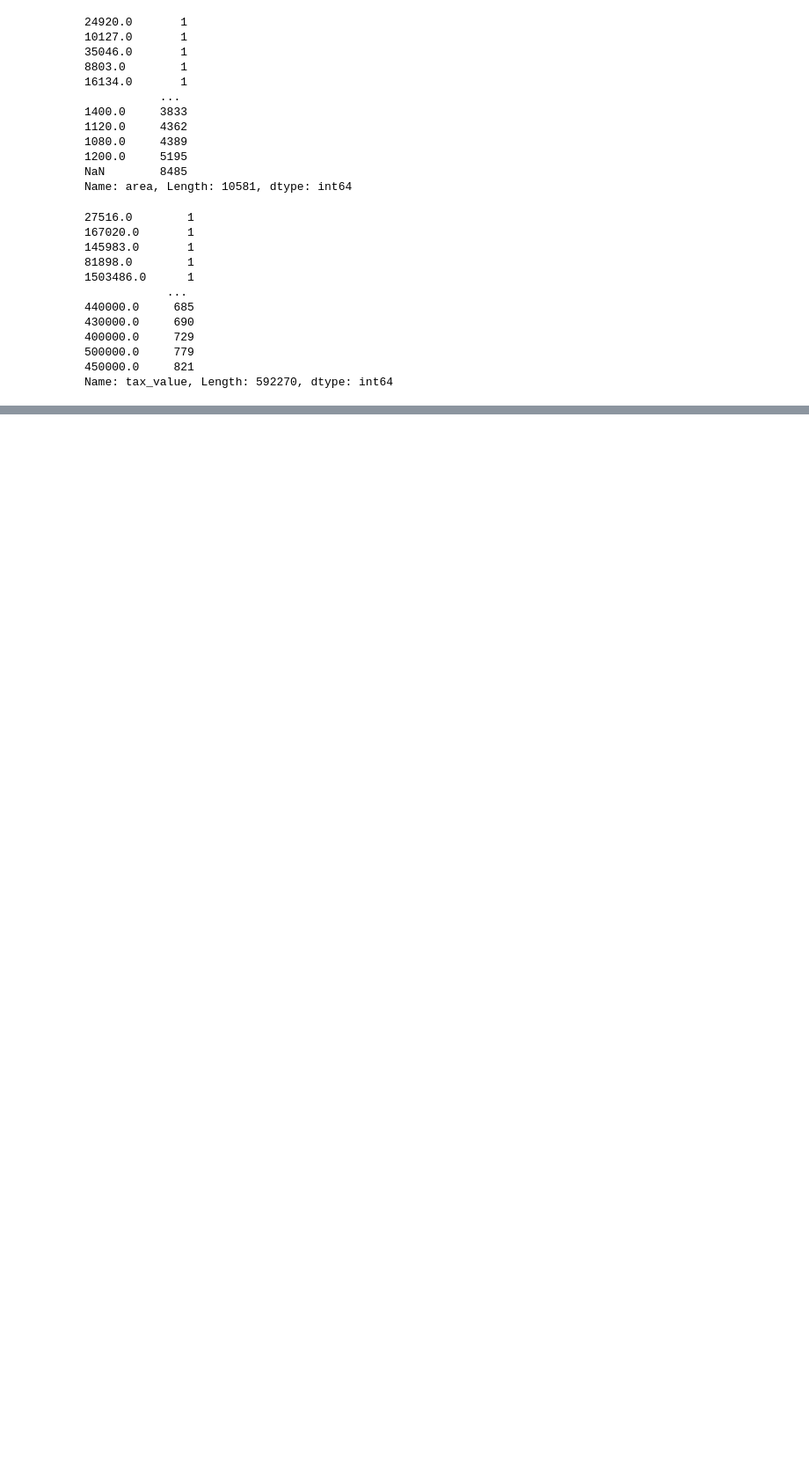
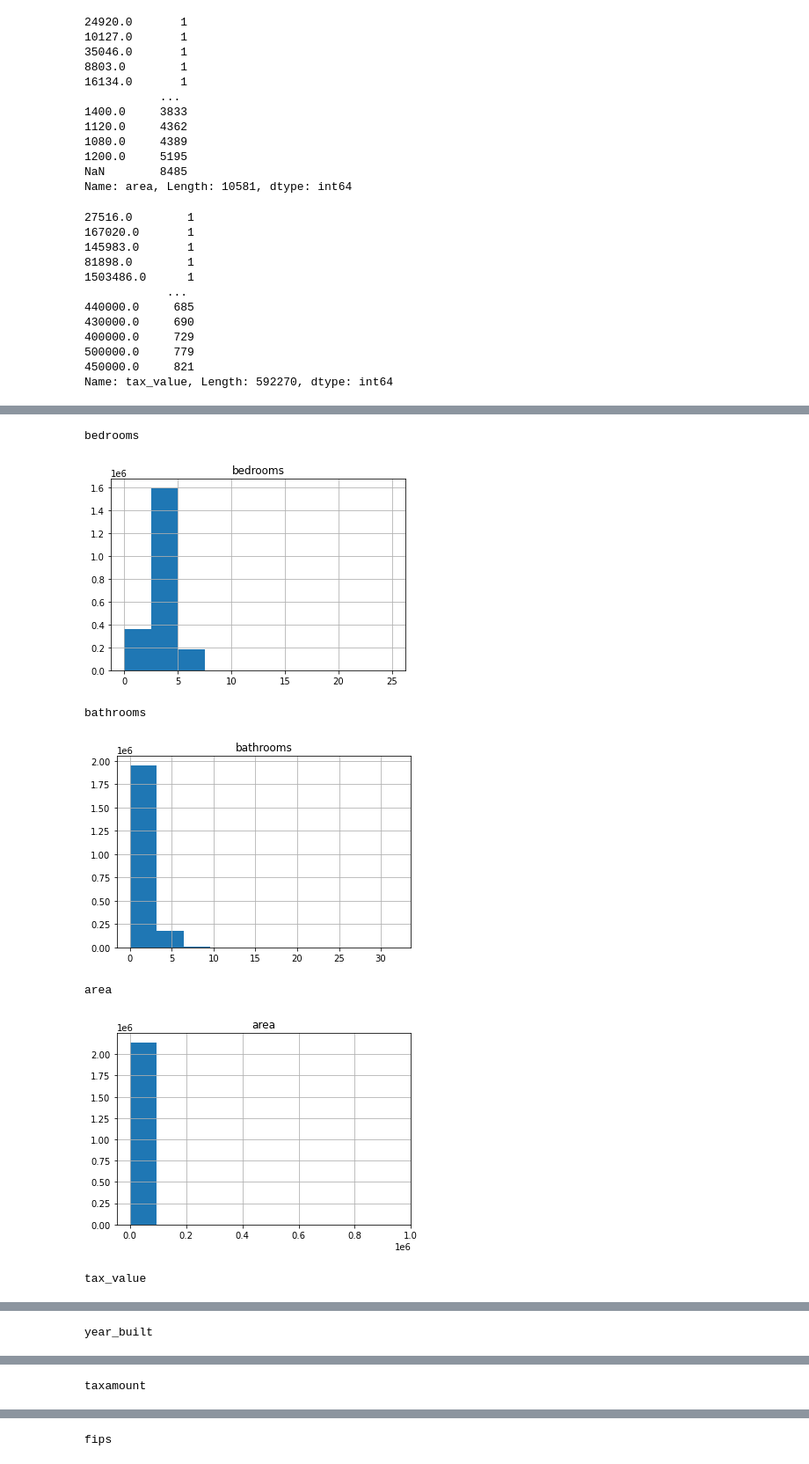
Before and after one commit to raycerna/regression-exercises, a Jupyter notebook: wrangle.ipynb, the cells around one changed output, grey strips where cells are left out. Shown: that part at 88% size. Saved outputs shown, nothing was run; the diff lists cells and outputs as text; code cells hidden in the pictures; blank space fills up the shorter version.

```diff
--- a/wrangle.ipynb
+++ b/wrangle.ipynb
@@ -224,0 +290,14 @@ plt.show()
+# %%
+for col in df.columns:
+    print(col)
+    plt.title(col)
+    df[col].hist()
+    plt.show()
+# %% [output]
+bedrooms
+[figure, added]
+bathrooms
+[figure, added]
+area
+[figure, added]
+tax_value
@@ -224,0 +305 @@ plt.show()
+year_built
@@ -224,0 +307 @@ plt.show()
+taxamount
@@ -224,0 +309 @@ plt.show()
+fips
```
Also changed, not shown: parts of 17 cells of this notebook.
